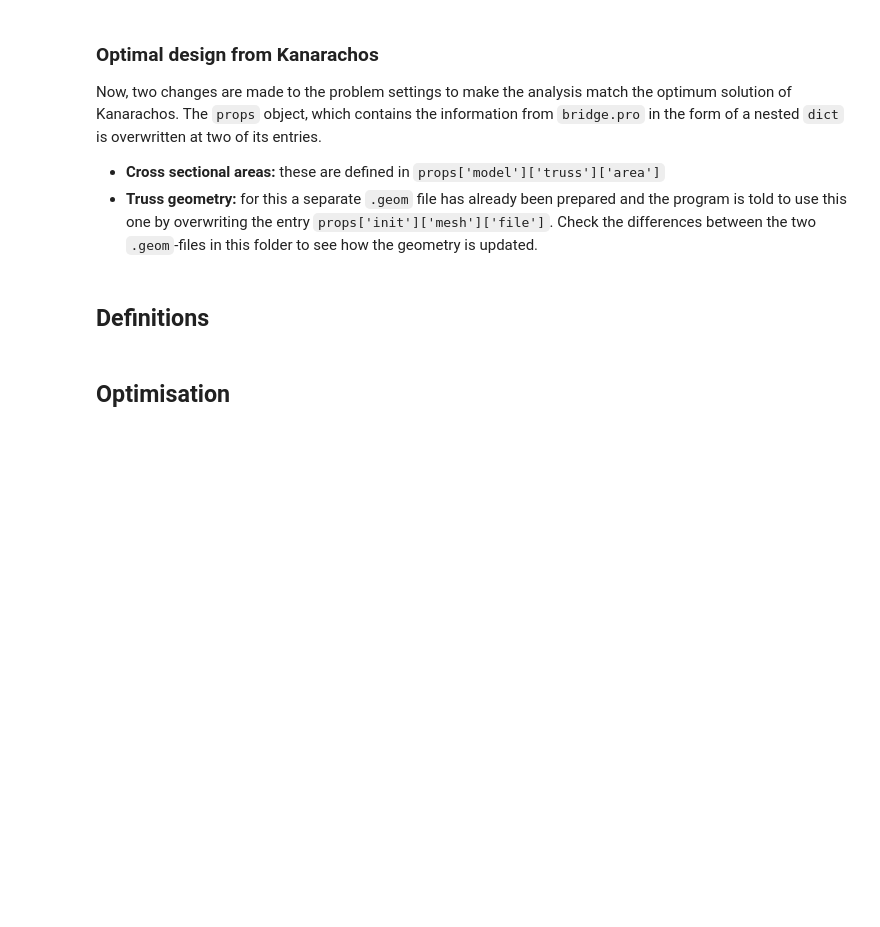
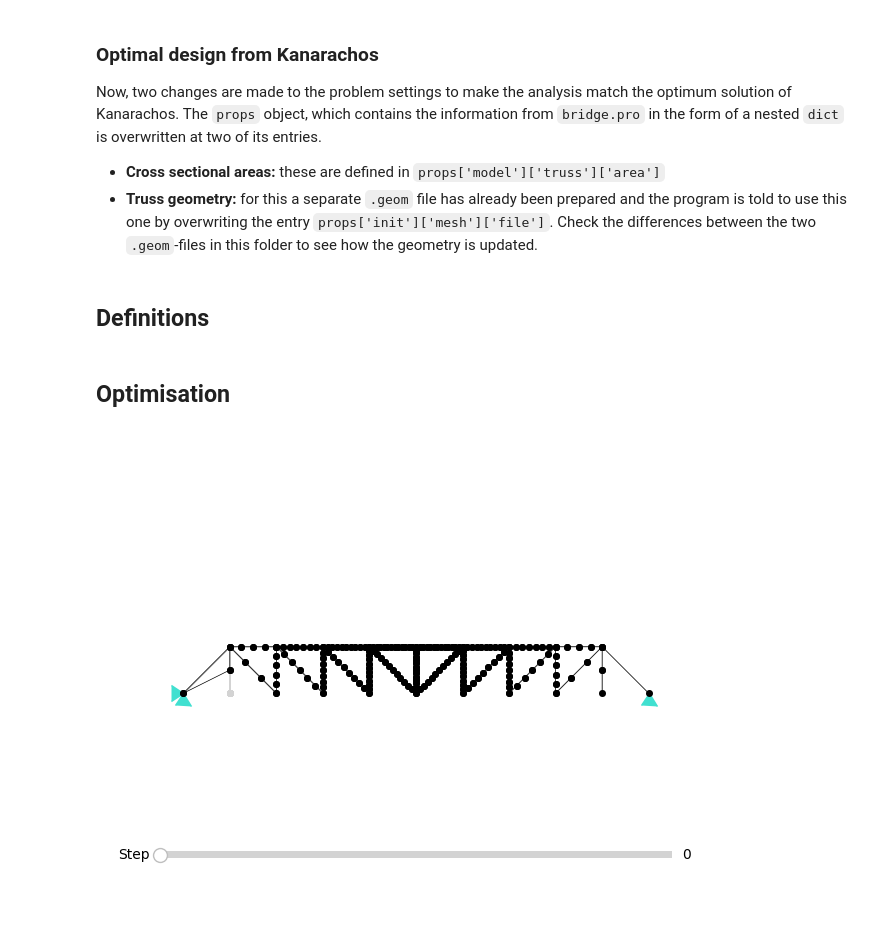
Before and after one commit to Paolo188/TRUSS1, a Jupyter notebook: truss_bridge/TRUSS.ipynb, the cells around one changed output. Saved outputs shown, nothing was run; the diff lists cells and outputs as text; code cells hidden in the pictures; blank space fills up the shorter version.

```diff
--- a/truss_bridge/TRUSS.ipynb
+++ b/truss_bridge/TRUSS.ipynb
@@ -187,25 +192,49 @@ class GeometryProcessor:
 
         return geom
 # %%
-def solver(CrossSection,Geometry):
+def FEMsolver(object,output_path):
+
+    geometry = object.nodes
+    CrossSection = object.cross_sections
+
     props['model']['truss']['area'] = CrossSection
+    geom = object.write_geom_file(output_path)
+    props['init']['mesh']['file'] = output_path
 
-    output_path = '..\TRUSS1\truss_bridge\TRUSS1.geom'
-    geom = geom_processor.write_geom_file(output_path)
-    props['init']['mesh']['file'] = geom
+    f = io.StringIO()
+    with contextlib.redirect_stdout(f):
+        globdat = main.jive(props)
 
-    globdat = main.jive(props)
+    #globdat = main.jive(props)
 
-    return globdat[gn.EIGENFREQS][0:3]/2/np.pi
+    NFreq = globdat[gn.EIGENFREQS][0:3]/2/np.pi
+    if any(frequency < 20 for frequency in NFreq):
+        return float('inf')  # Representing an infeasible solution with an infinite penalty
+
+    return NFreq
 # %% [markdown]
 ## Optimisation
 # %%
+# -------------------------------- DEFINITIONS ------------------------------- #
+file_path = r'bridge.geom'
+output_path = 'TRUSS1.geom'
 cross_sections = [40e-4, 3.1997e-4, 1.0025e-4, 1.0000e-4, 2.5875e-4, 1.0895e-4, 1.1261e-4, 2.5624e-4, 1.4121e-4, 1.5758e-4, 2.2461e-4, 1.0694e-4, 1.3193e-4, 2.3846e-4, 1.0001e-4 ]
 
-geom_processor = GeometryProcessor('bridge.geom')
+# -------------------------------- PROCESSING -------------------------------- #
+geom_processor = GeometryProcessor(file_path,cross_sections)
 geom_processor.read_geom_file()
+node_locations = list(geom_processor.nodes.values())
 
-print("Nodes:", geom_processor.nodes)
-print("Connectivity:", geom_processor.connectivity)
-geom_processor.member_df.head()
+# print("Nodes locations:", geom_processor.nodes)
+# print("Connectivity Matrix [Node i, Node j, Cross Section z]:", geom_processor.connectivity)
+# print("Cross Sections z0 to zN", cross_sections)
+
+x_input = geom_processor.connectivity
+x_input = x_input.astype(float)
+x_input[:, 2] = np.array([cross_sections[item] for item in geom_processor.connectivity[:,2]])
+
+x_init = np.array(x_input)  # Initial design variables (areas and joint locations)
+y_init = FEMsolver(geom_processor,output_path)  # Initial natural frequencies obtained from simulations
+# %% [output]
+[figure, added]
 # %%
```
Also changed, not shown: parts of 3 cells of this notebook, 2 other files.
